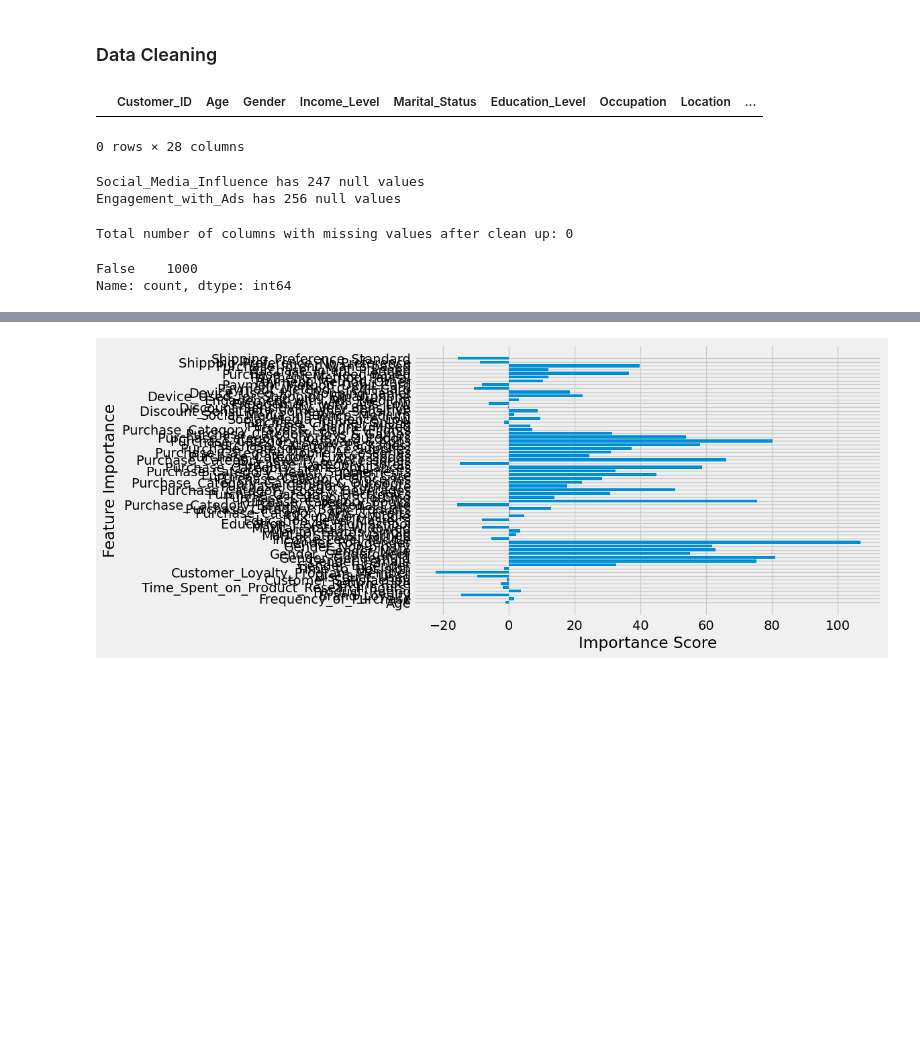
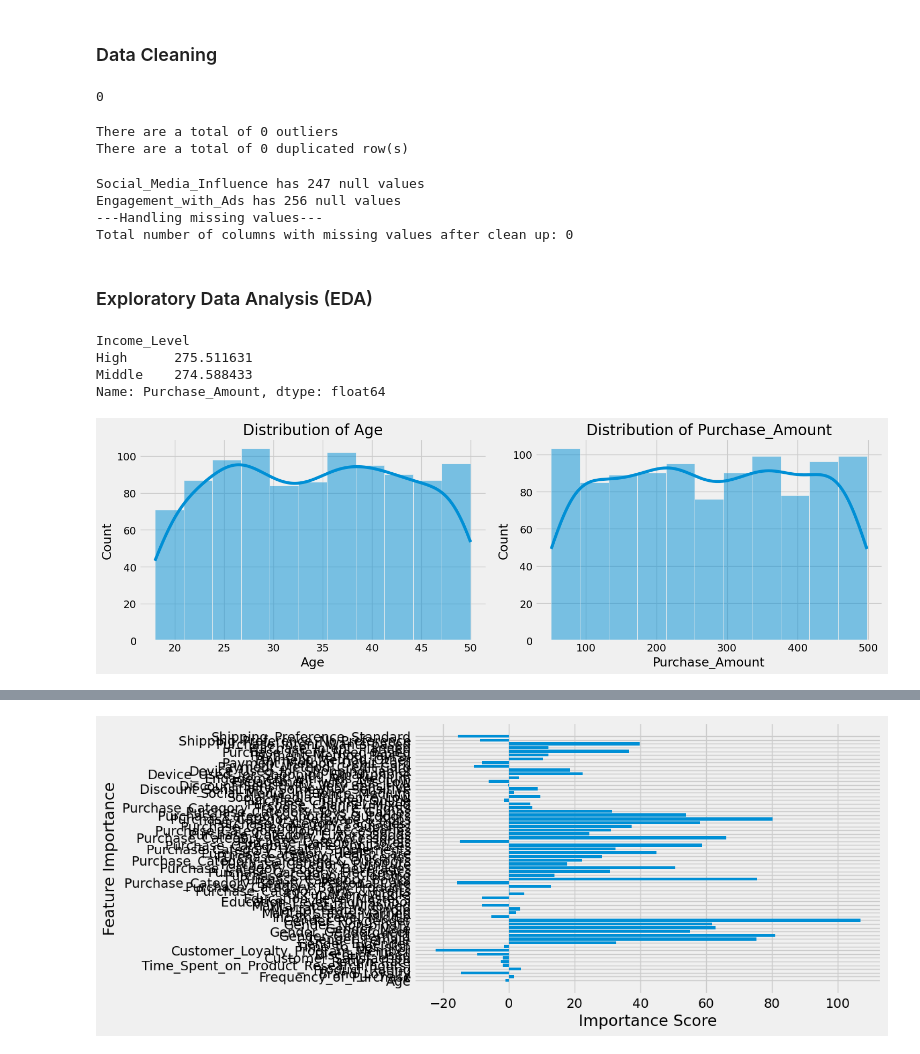
Before and after one commit to codeteme/IDS706_ConsumerBehavior_Analysis, a Jupyter notebook: src/main.ipynb, the cells around one changed output, grey strips where cells are left out. Drawn from its saved outputs; the diff is of its cells as text; code cells hidden in the pictures; blank space fills up the shorter version.

```diff
--- a/src/main.ipynb
+++ b/src/main.ipynb
@@ -65,24 +73,26 @@ data.describe()
+# %%
+z_scores = np.abs(stats.zscore(data.select_dtypes(include=np.number)))
+data[(z_scores > 3).all(axis = 1)].shape[0]
+# %% [output]
+0
 # %%
 z_scores = np.abs(stats.zscore(data.select_dtypes(include=np.number)))
-data[(z_scores > 3).all(axis = 1)] # There are no outliers
+print(f"There are a total of {data[(z_scores > 3).all(axis = 1)].shape[0]} outliers")
+print(f"There are a total of {data.duplicated().sum()} duplicated row(s)")
 # %% [output]
-|  | Customer_ID | Age | Gender | Income_Level | Marital_Status | Education_Level | Occupation | Location | ... |
-0 rows × 28 columns
+There are a total of 0 outliers
+There are a total of 0 duplicated row(s)
 # %%
 for col in data.columns:
     if data[col].isnull().sum() > 0:
         print(f"{col} has {data[col].isnull().sum()} null values")
+
+print("---Handling missing values---")
+data['Social_Media_Influence'] = data['Social_Media_Influence'].fillna(data['Social_Media_Influence'].mode()[0]) # Replace null values with model
+data['Engagement_with_Ads'] = data['Engagement_with_Ads'].fillna(data['Engagement_with_Ads'].mode()[0])  # Replace null values with model
+print(f"Total number of columns with missing values after clean up: {data.isnull().any().sum()}")
 # %% [output]
 Social_Media_Influence has 247 null values
 Engagement_with_Ads has 256 null values
+---Handling missing values---
+Total number of columns with missing values after clean up: 0
-# %%
-data['Social_Media_Influence'] = data['Social_Media_Influence'].fillna(data['Social_Media_Influence'].mode()[0]) # Replace null values with model
-data['Engagement_with_Ads'] = data['Engagement_with_Ads'].fillna(data['Engagement_with_Ads'].mode()[0])  # Replace null values with model
-
-print(f"Total number of columns with missing values after clean up: {data.isnull().any().sum()}")
-
-data.duplicated().value_counts() # There are no duplicated columns
-# %% [output]
-Total number of columns with missing values after clean up: 0
-False    1000
-Name: count, dtype: int64
@@ -97 +99,22 @@ string_cols = data.select_dtypes(include="object").columns
+# %% [markdown]
+### Exploratory Data Analysis (EDA)
+# %%
+data.groupby('Income_Level')['Purchase_Amount'].mean()
+# %% [output]
+Income_Level
+High      275.511631
+Middle    274.588433
+Name: Purchase_Amount, dtype: float64
+# %%
+# Distribution of numerical features
+numeric_cols = data.select_dtypes(include=np.number).columns.tolist()
+plt.figure(figsize=(15, 5))
+for i, col in enumerate(['Age', 'Purchase_Amount']):
+    plt.subplot(1, 2, i+1)
+    sns.histplot(x=data[col], kde=True)
+    plt.title(f'Distribution of {col}')
+plt.tight_layout()
+plt.show()
+# %% [output]
+[figure, added]
 # %%
```
Also changed, not shown: parts of 35 cells of this notebook, 1 other file.
